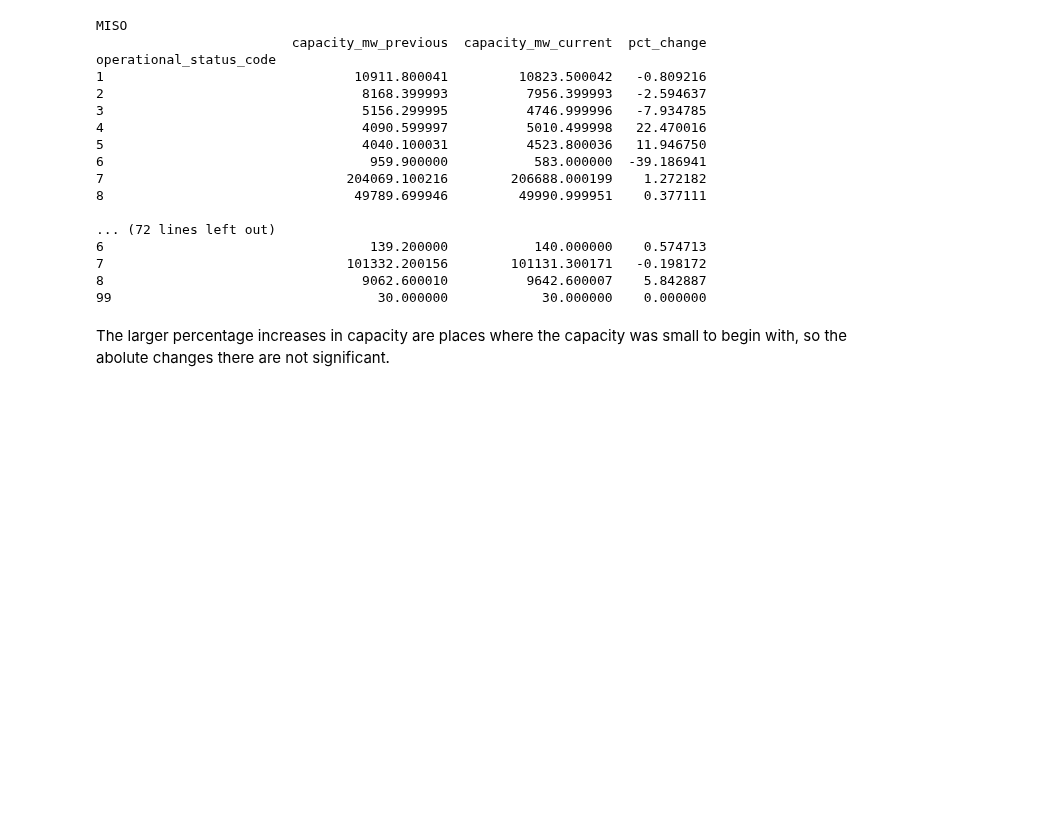
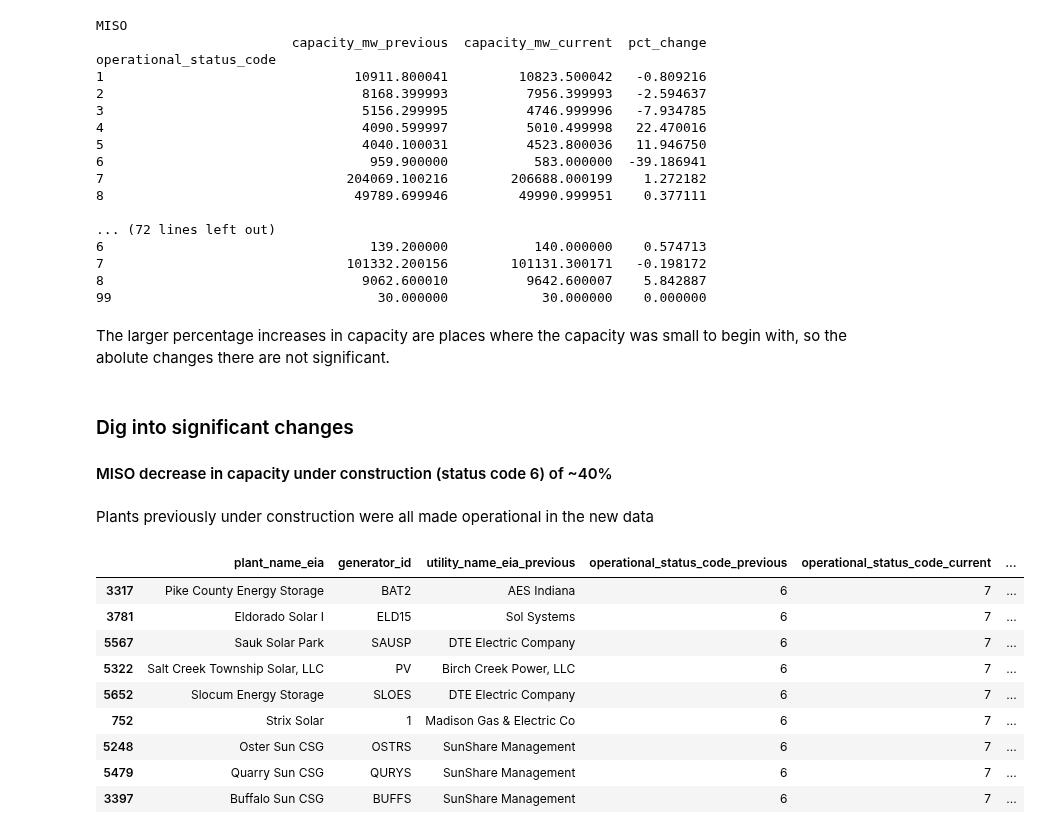
Before and after one commit to deployment-gap-model-education-fund/deployment-gap-model, a Jupyter notebook: notebooks/data_updates/eia860m_acp/eia860m_update.ipynb, the cells around one changed output. Cells and saved outputs as stored; diff of their text form; code cells hidden in the pictures; blank space fills up the shorter version.

```diff
--- a/notebooks/data_updates/eia860m_acp/eia860m_update.ipynb
+++ b/notebooks/data_updates/eia860m_acp/eia860m_update.ipynb
@@ -229,3 +229,6 @@ operational_status_code
 99                                  30.000000            30.000000    0.000000
 # %% [markdown]
 The larger percentage increases in capacity are places where the capacity was small to begin with, so the abolute changes there are not significant.
+# %% [markdown]
+### Dig into significant changes
+#### MISO decrease in capacity under construction (status code 6) of ~40%
@@ -231,0 +245,19 @@ The larger percentage increases in capacity are places where the capacity was sm
+# %% [markdown]
+Plants previously under construction were all made operational in the new data
+# %%
+merged.query("operational_status_code_previous == 6 and operational_status_code_current != 6")[
+    ["plant_name_eia", "generator_id",
+     "utility_name_eia_previous", "operational_status_code_previous", "operational_status_code_current",
+      "capacity_mw_previous"]].sort_values(
+        by="capacity_mw_previous", ascending=False)
+# %% [output]
+|  | plant_name_eia | generator_id | utility_name_eia_previous | operational_status_code_previous | operational_status_code_current | ... |
+| 3317 | Pike County Energy Storage | BAT2 | AES Indiana | 6 | 7 | ... |
+| 3781 | Eldorado Solar I | ELD15 | Sol Systems | 6 | 7 | ... |
+| 5567 | Sauk Solar Park | SAUSP | DTE Electric Company | 6 | 7 | ... |
+| 5322 | Salt Creek Township Solar, LLC | PV | Birch Creek Power, LLC | 6 | 7 | ... |
+| 5652 | Slocum Energy Storage | SLOES | DTE Electric Company | 6 | 7 | ... |
+| 752 | Strix Solar | 1 | Madison Gas & Electric Co | 6 | 7 | ... |
+| 5248 | Oster Sun CSG | OSTRS | SunShare Management | 6 | 7 | ... |
+| 5479 | Quarry Sun CSG | QURYS | SunShare Management | 6 | 7 | ... |
+| 3397 | Buffalo Sun CSG | BUFFS | SunShare Management | 6 | 7 | ... |
```
Also changed, not shown: parts of 5 cells of this notebook.
